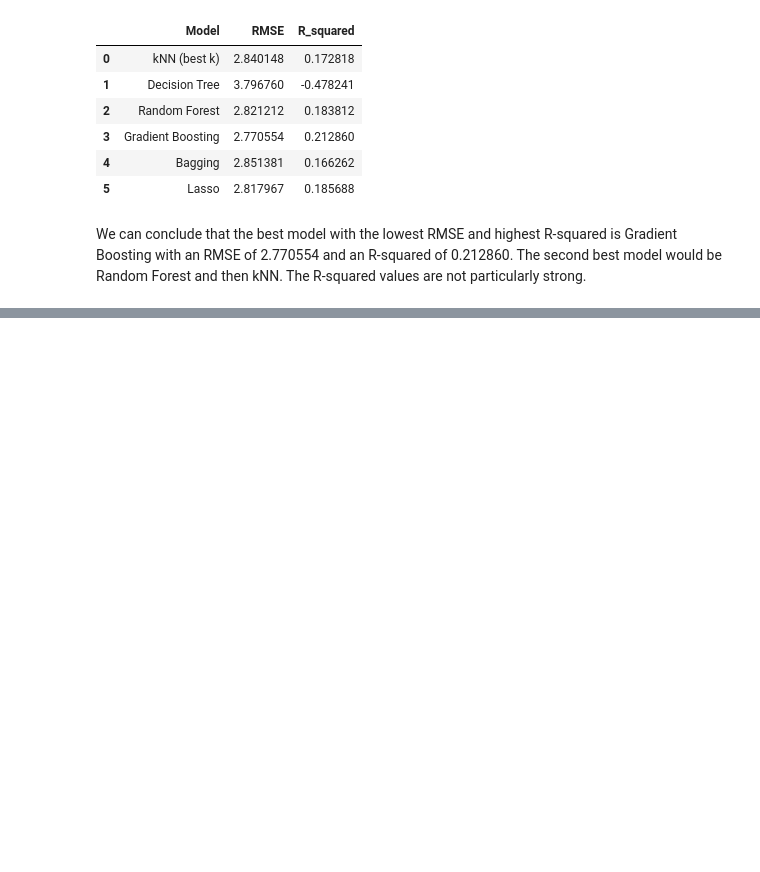
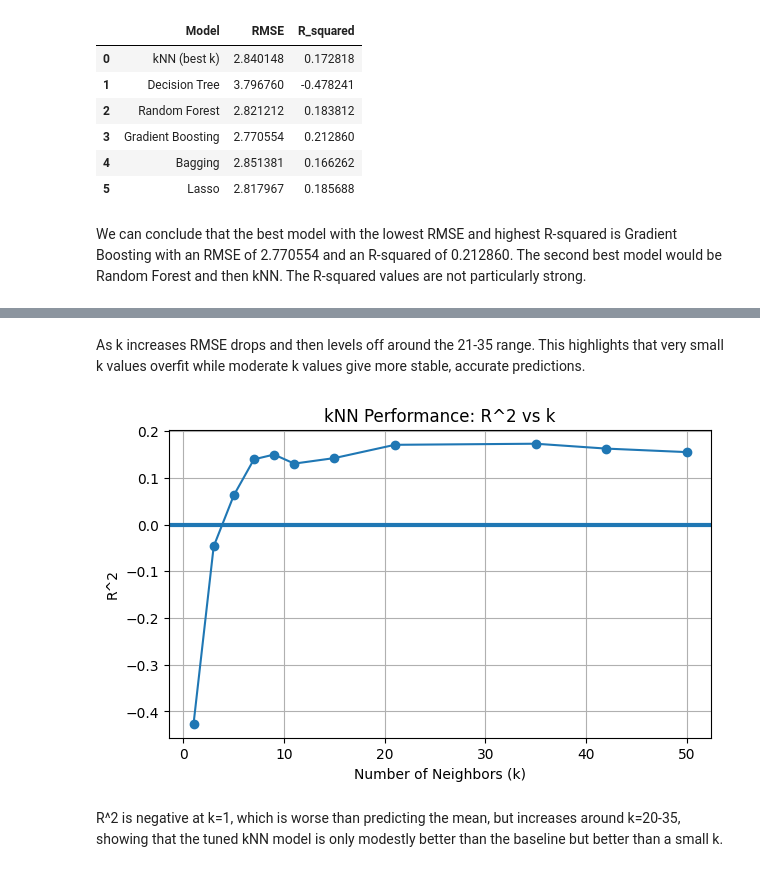
Before and after one commit to NickMoir2/DS3001-Project, a Jupyter notebook: project_code.ipynb, the cells around one changed output, grey strips where cells are left out. Cells and saved outputs as stored; diff of their text form; code cells hidden in the pictures; blank space fills up the shorter version.

```diff
--- a/project_code.ipynb
+++ b/project_code.ipynb
@@ -444,0 +462,16 @@ We can conclude that the best model with the lowest RMSE and highest R-squared i
+# %% [markdown]
+As k increases RMSE drops and then levels off around the 21-35 range. This highlights that very small k values overfit while moderate k values give more stable, accurate predictions.
+# %%
+#kNN Validation: R^2 vs K
+plt.figure(figsize=(7,4))
+plt.plot(knn_results_df["k"], knn_results_df["R2"], marker="o")
+plt.xlabel("Number of Neighbors (k)")
+plt.ylabel("R^2")
+plt.title("kNN Performance: R^2 vs k")
+plt.axhline(0, linewidth=3)
+plt.grid(True)
+plt.show()
+# %% [output]
+[figure, added]
+# %% [markdown]
+R^2 is negative at k=1, which is worse than predicting the mean, but increases around k=20-35, showing that the tuned kNN model is only modestly better than the baseline but better than a small k.
```
Also changed, not shown: parts of 14 cells of this notebook.
